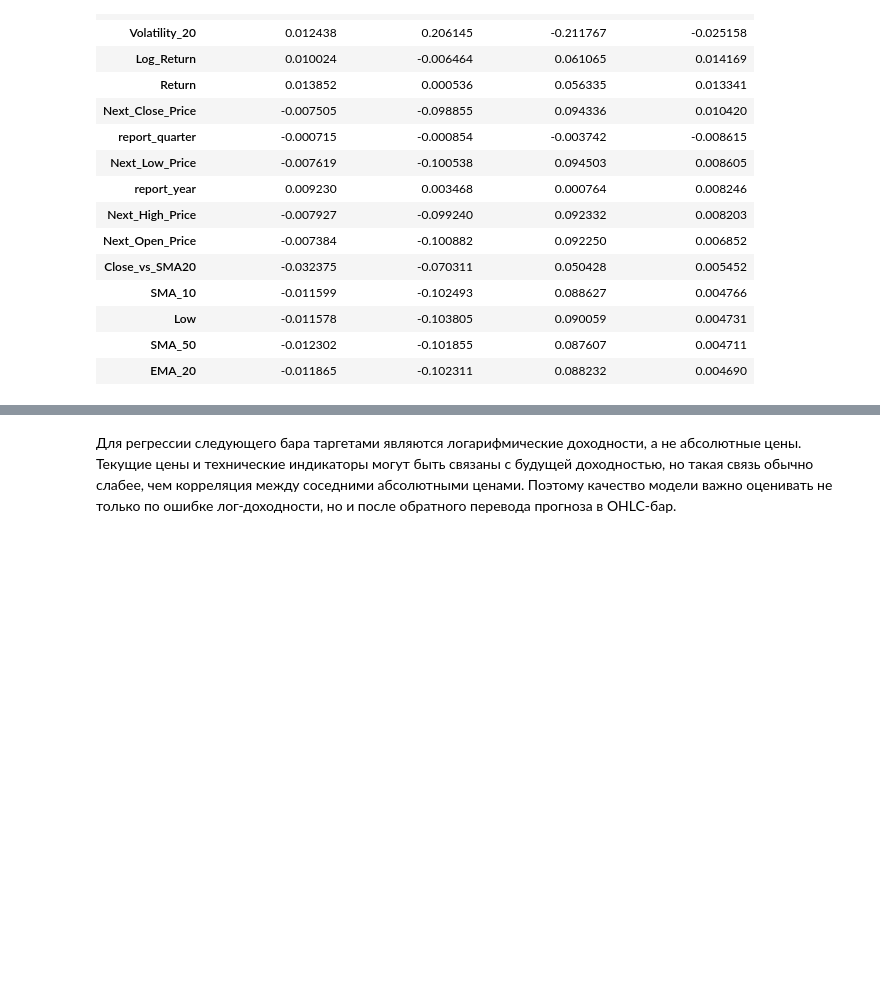
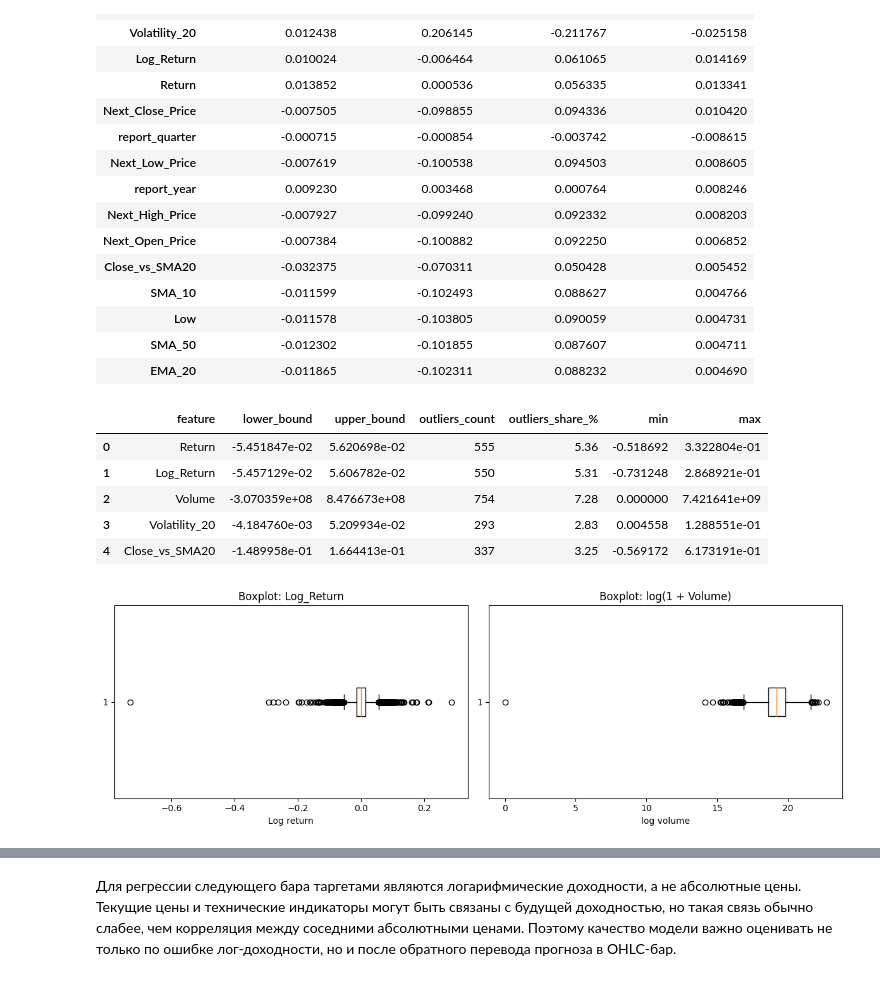
Before and after one commit to Jasintar/ml-project-2026, a Jupyter notebook: project-full.ipynb, the cells around one changed output, grey strips where cells are left out. Cells and saved outputs as stored; diff of their text form; code cells hidden in the pictures; blank space fills up the shorter version.

```diff
--- a/project-full.ipynb
+++ b/project-full.ipynb
@@ -314,3 +314,48 @@ display(corr_matrix[target_cols].drop(index=target_cols, errors='ignore').sort_v
 | Low | -0.011578 | -0.103805 | 0.090059 | 0.004731 |
 | SMA_50 | -0.012302 | -0.101855 | 0.087607 | 0.004711 |
 | EMA_20 | -0.011865 | -0.102311 | 0.088232 | 0.004690 |
+# %%
+# Анализ выбросов по ключевым финансовым признакам
+outlier_features = ['Return', 'Log_Return', 'Volume', 'Volatility_20', 'Close_vs_SMA20']
+outlier_rows = []
+
+for col in outlier_features:
+    q1 = reg_df[col].quantile(0.25)
+    q3 = reg_df[col].quantile(0.75)
+    iqr = q3 - q1
+    lower_bound = q1 - 1.5 * iqr
+    upper_bound = q3 + 1.5 * iqr
+    outlier_mask = (reg_df[col] < lower_bound) | (reg_df[col] > upper_bound)
+
+    outlier_rows.append({
+        'feature': col,
+        'lower_bound': lower_bound,
+        'upper_bound': upper_bound,
+        'outliers_count': int(outlier_mask.sum()),
+        'outliers_share_%': round(outlier_mask.mean() * 100, 2),
+        'min': reg_df[col].min(),
+        'max': reg_df[col].max(),
+    })
+
+outlier_summary = pd.DataFrame(outlier_rows)
+display(outlier_summary)
+
+fig, axes = plt.subplots(1, 2, figsize=(12, 4))
+axes[0].boxplot(reg_df['Log_Return'].dropna(), vert=False)
+axes[0].set_title('Boxplot: Log_Return')
+axes[0].set_xlabel('Log return')
+
+axes[1].boxplot(np.log1p(reg_df['Volume'].dropna()), vert=False)
+axes[1].set_title('Boxplot: log(1 + Volume)')
+axes[1].set_xlabel('log volume')
+
+plt.tight_layout()
+plt.show()
+# %% [output]
+|  | feature | lower_bound | upper_bound | outliers_count | outliers_share_% | min | max |
+| 0 | Return | -5.451847e-02 | 5.620698e-02 | 555 | 5.36 | -0.518692 | 3.322804e-01 |
+| 1 | Log_Return | -5.457129e-02 | 5.606782e-02 | 550 | 5.31 | -0.731248 | 2.868921e-01 |
+| 2 | Volume | -3.070359e+08 | 8.476673e+08 | 754 | 7.28 | 0.000000 | 7.421641e+09 |
+| 3 | Volatility_20 | -4.184760e-03 | 5.209934e-02 | 293 | 2.83 | 0.004558 | 1.288551e-01 |
+| 4 | Close_vs_SMA20 | -1.489958e-01 | 1.664413e-01 | 337 | 3.25 | -0.569172 | 6.173191e-01 |
+[figure, added]
```
Also changed, not shown: parts of 2 cells of this notebook, 2 other files.
